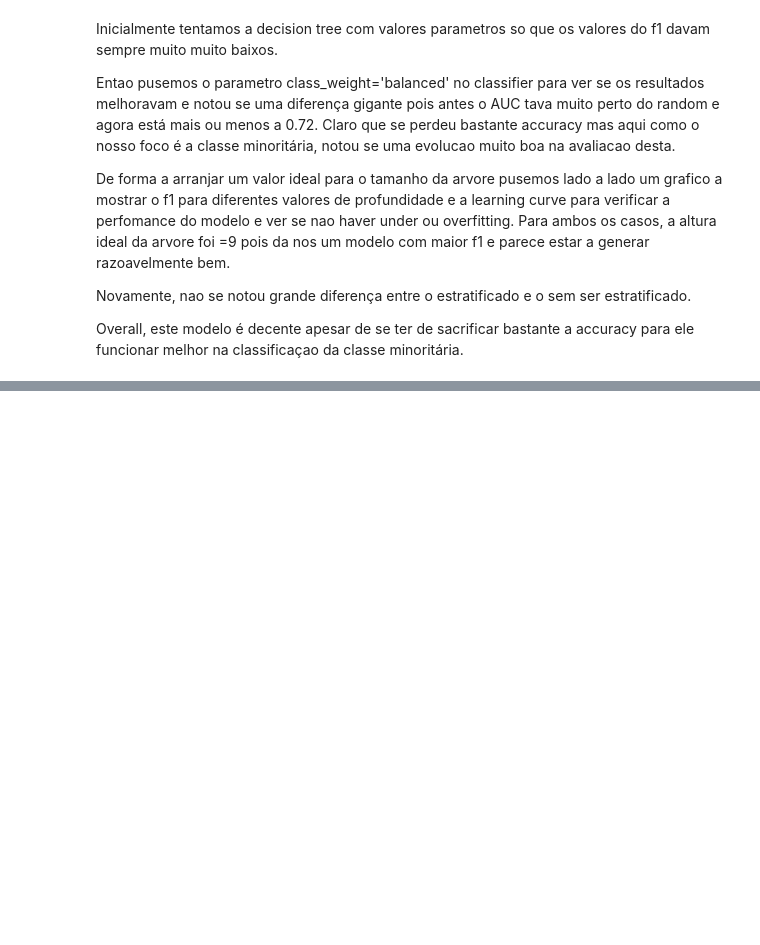
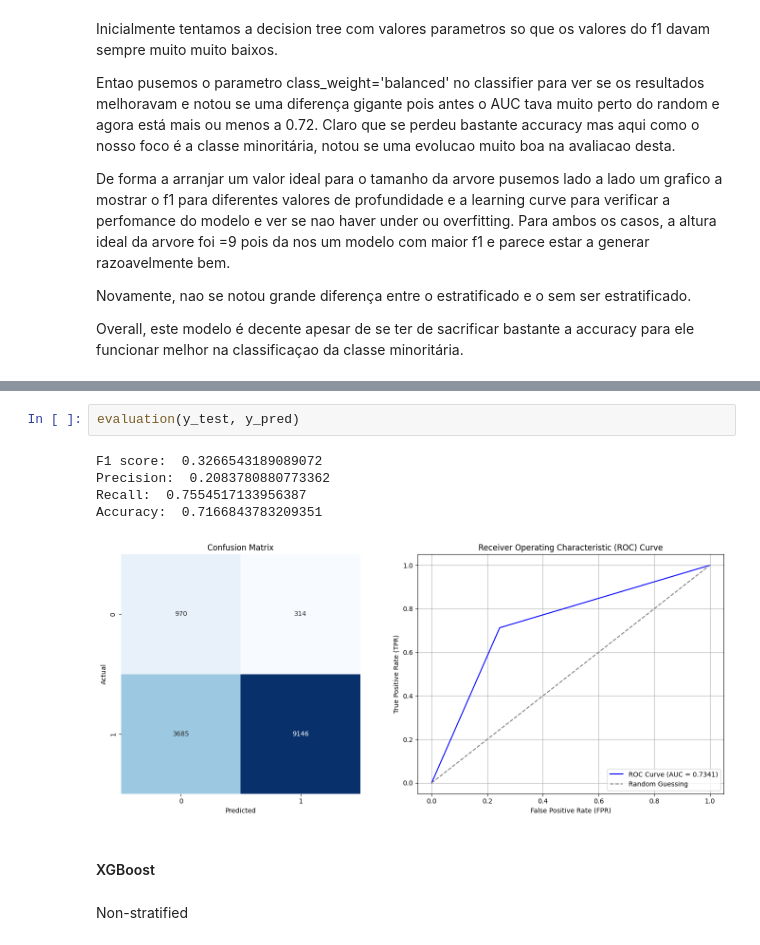
Before and after one commit to Barb02/IDS_project, a Jupyter notebook: customer.ipynb, the cells around one changed output, grey strips where cells are left out. Cells and saved outputs as stored; diff of their text form; blank space fills up the shorter version.

```diff
--- a/customer.ipynb
+++ b/customer.ipynb
@@ -852,0 +911,12 @@ Overall, este modelo é decente apesar de se ter de sacrificar bastante a accura
+# %%
+evaluation(y_test, y_pred)
+# %% [output]
+F1 score:  0.3266543189089072
+Precision:  0.2083780880773362
+Recall:  0.7554517133956387
+Accuracy:  0.7166843783209351
+[figure, added]
+# %% [markdown]
+#### XGBoost
+# %% [markdown]
+Non-stratified
```
Also changed, not shown: parts of 20 cells of this notebook.
